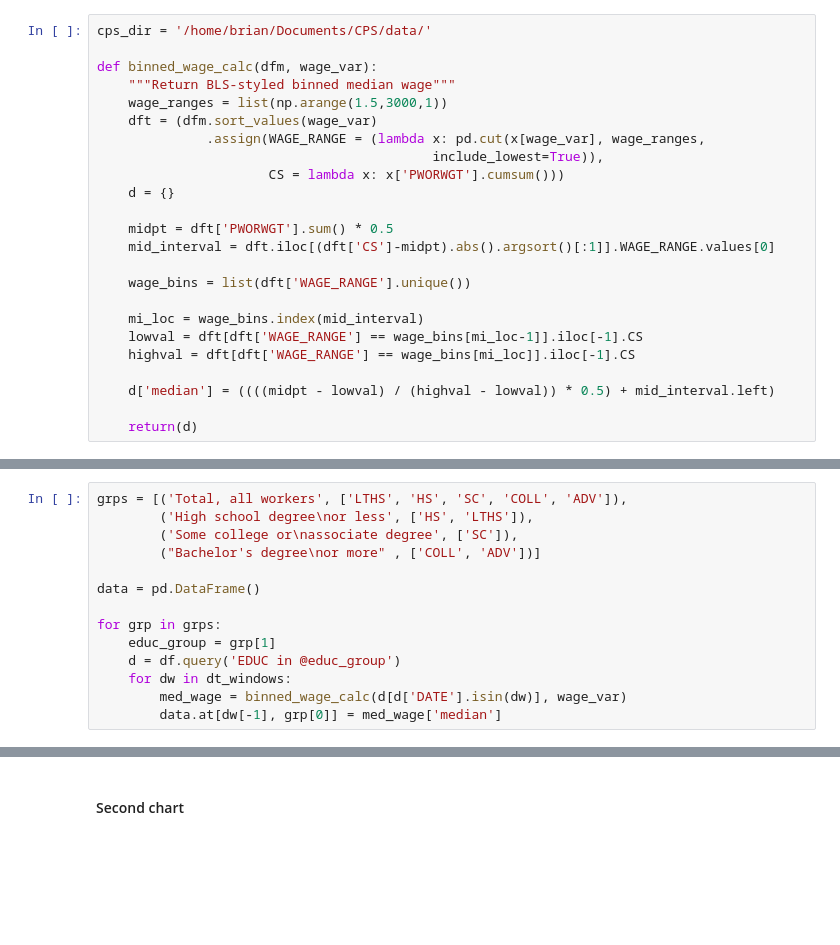
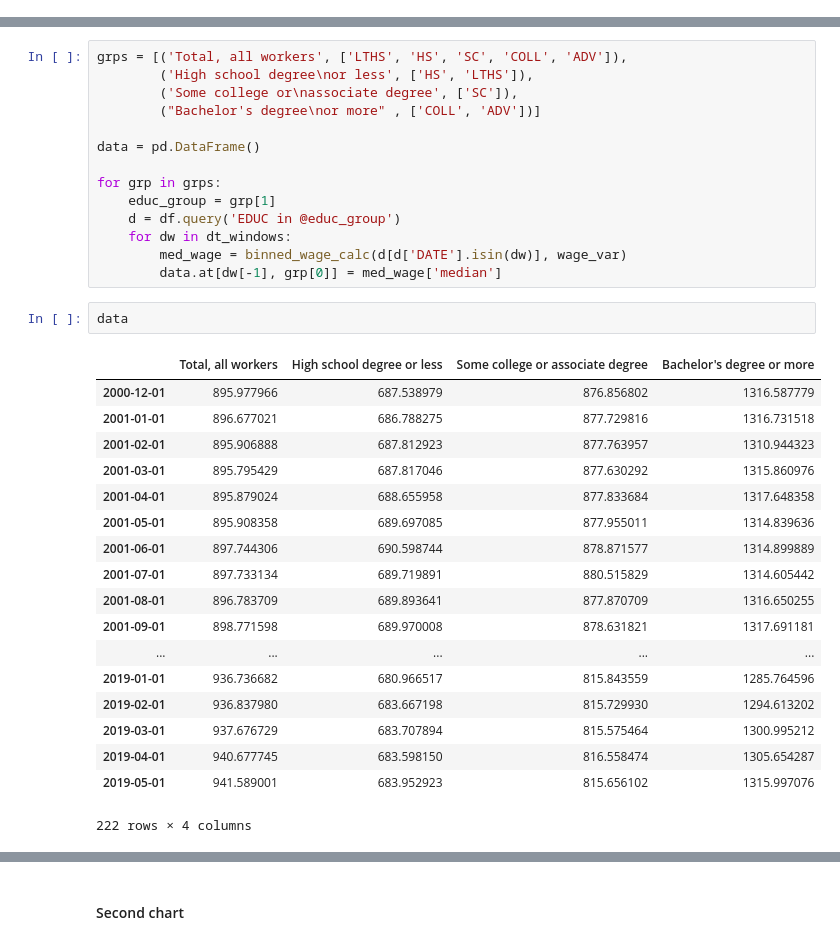
Before and after one commit to bdecon/blog_posts, a Jupyter notebook: Student_Debt_Inflation/RW_College.ipynb, the cells around one changed output, grey strips where cells are left out. Saved outputs shown, nothing was run; the diff lists cells and outputs as text; blank space fills up the shorter version.

```diff
--- a/Student_Debt_Inflation/RW_College.ipynb
+++ b/Student_Debt_Inflation/RW_College.ipynb
@@ -27,27 +27,3 @@ import os
 os.chdir('/home/brian/Documents/CPS/data/clean/')
 
 file_dir = '/home/brian/Documents/Notebooks/'
-# %%
-cps_dir = '/home/brian/Documents/CPS/data/'
-
-def binned_wage_calc(dfm, wage_var):
-    """Return BLS-styled binned median wage"""
-    wage_ranges = list(np.arange(1.5,3000,1))
-    dft = (dfm.sort_values(wage_var)
-              .assign(WAGE_RANGE = (lambda x: pd.cut(x[wage_var], wage_ranges,
-                                           include_lowest=True)),
-                      CS = lambda x: x['PWORWGT'].cumsum()))
-    d = {}
-
-    midpt = dft['PWORWGT'].sum() * 0.5
-    mid_interval = dft.iloc[(dft['CS']-midpt).abs().argsort()[:1]].WAGE_RANGE.values[0]
-
-    wage_bins = list(dft['WAGE_RANGE'].unique())
-
-    mi_loc = wage_bins.index(mid_interval)
-    lowval = dft[dft['WAGE_RANGE'] == wage_bins[mi_loc-1]].iloc[-1].CS
-    highval = dft[dft['WAGE_RANGE'] == wage_bins[mi_loc]].iloc[-1].CS
-
-    d['median'] = ((((midpt - lowval) / (highval - lowval)) * 0.5) + mid_interval.left)
-
-    return(d)
@@ -89,6 +101,27 @@ for grp in grps:
     for dw in dt_windows:
         med_wage = binned_wage_calc(d[d['DATE'].isin(dw)], wage_var)
         data.at[dw[-1], grp[0]] = med_wage['median']
+# %%
+data
+# %% [output]
+|  | Total, all workers | High school degree or less | Some college or associate degree | Bachelor's degree or more |
+| 2000-12-01 | 895.977966 | 687.538979 | 876.856802 | 1316.587779 |
+| 2001-01-01 | 896.677021 | 686.788275 | 877.729816 | 1316.731518 |
+| 2001-02-01 | 895.906888 | 687.812923 | 877.763957 | 1310.944323 |
+| 2001-03-01 | 895.795429 | 687.817046 | 877.630292 | 1315.860976 |
+| 2001-04-01 | 895.879024 | 688.655958 | 877.833684 | 1317.648358 |
+| 2001-05-01 | 895.908358 | 689.697085 | 877.955011 | 1314.839636 |
+| 2001-06-01 | 897.744306 | 690.598744 | 878.871577 | 1314.899889 |
+| 2001-07-01 | 897.733134 | 689.719891 | 880.515829 | 1314.605442 |
+| 2001-08-01 | 896.783709 | 689.893641 | 877.870709 | 1316.650255 |
+| 2001-09-01 | 898.771598 | 689.970008 | 878.631821 | 1317.691181 |
+| ... | ... | ... | ... | ... |
+| 2019-01-01 | 936.736682 | 680.966517 | 815.843559 | 1285.764596 |
+| 2019-02-01 | 936.837980 | 683.667198 | 815.729930 | 1294.613202 |
+| 2019-03-01 | 937.676729 | 683.707894 | 815.575464 | 1300.995212 |
+| 2019-04-01 | 940.677745 | 683.598150 | 816.558474 | 1305.654287 |
+| 2019-05-01 | 941.589001 | 683.952923 | 815.656102 | 1315.997076 |
+222 rows × 4 columns
 # %%
 df1 = (((data.loc['2000-12-01':] /
        data.loc['2000-12-01']) - 1) * 100).round(1)
```
Also changed, not shown: parts of 6 cells of this notebook, 6 other files.
